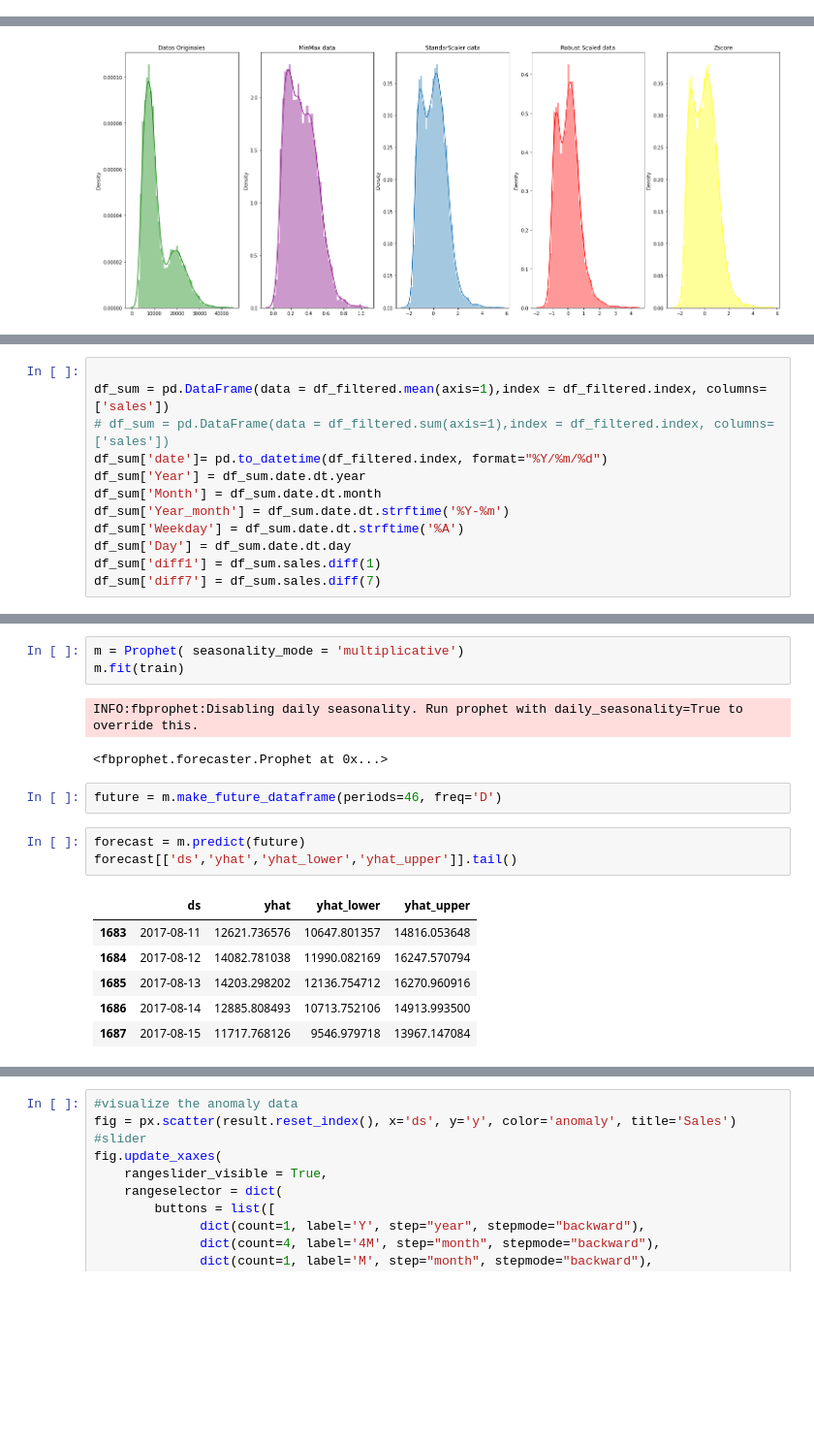
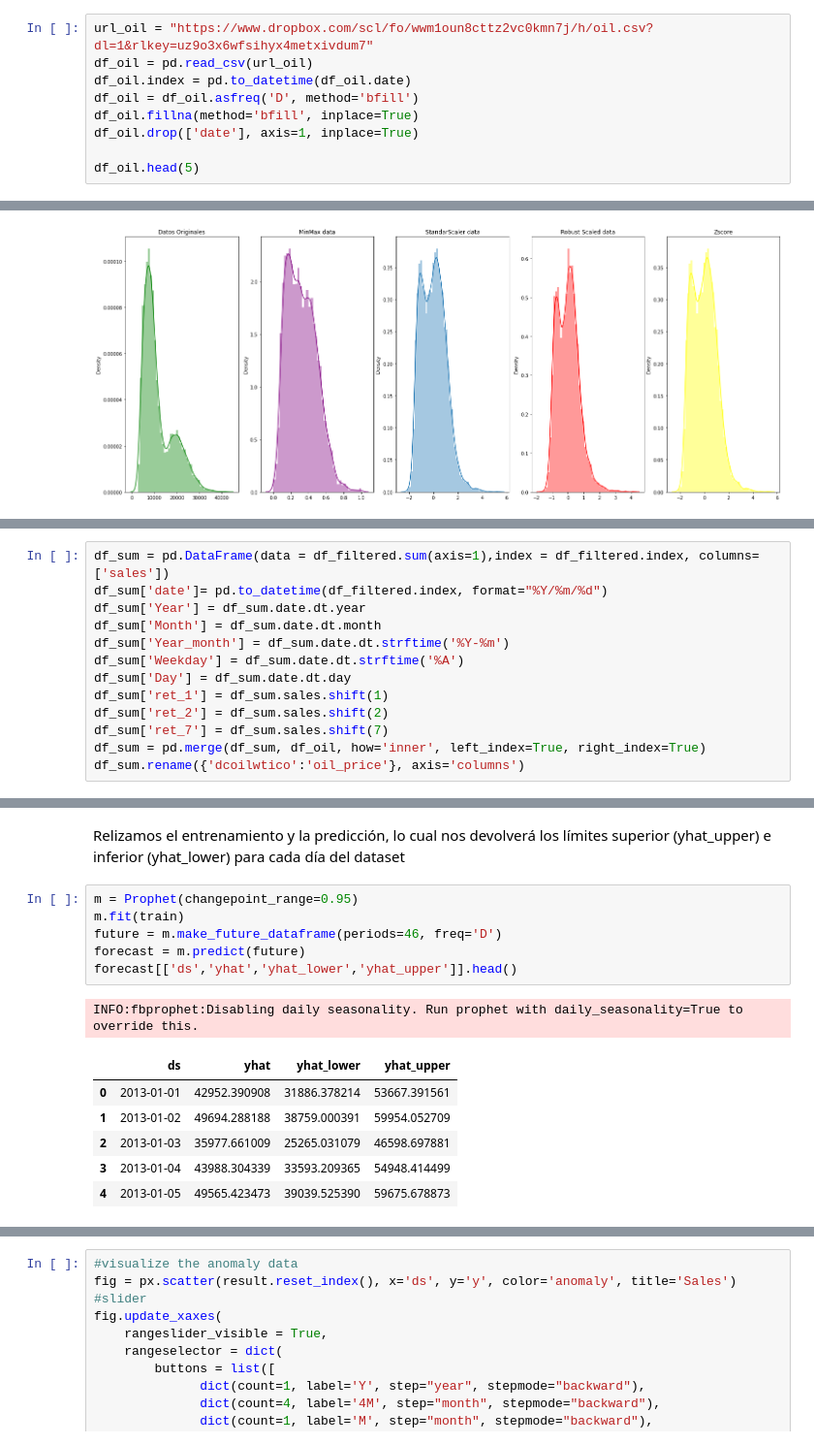
Before and after one commit to CHRISTIANDAGATTI/Mentoria_Series_Temporales, a Jupyter notebook: TP2_analisis_y_curacion.ipynb, the cells around one changed output, grey strips where cells are left out. Shown at 97% size. Cells and saved outputs as stored; diff of their text form; blank space fills up the shorter version.

```diff
--- a/TP2_analisis_y_curacion.ipynb
+++ b/TP2_analisis_y_curacion.ipynb
@@ -71,3 +71,12 @@ df
 | 2017-08-14 | 10433.314000 | 12211.461020 | 32843.704026 | 10911.890000 | 9011.574900 | 14206.605030 | 19957.600000 | 19140.13700 | 15978.709000 | 6236.74100 | ... | ... |
 | 2017-08-15 | 9823.551018 | 11196.260002 | 30185.602000 | 9709.086000 | 8703.693000 | 13849.208995 | 18744.295980 | 17723.87600 | 18636.477000 | 6806.59200 | ... | ... |
 1684 rows × 54 columns
+# %%
+url_oil = "https://www.dropbox.com/scl/fo/wwm1oun8cttz2vc0kmn7j/h/oil.csv?dl=1&rlkey=uz9o3x6wfsihyx4metxivdum7"
+df_oil = pd.read_csv(url_oil)
+df_oil.index = pd.to_datetime(df_oil.date)
+df_oil = df_oil.asfreq('D', method='bfill')
+df_oil.fillna(method='bfill', inplace=True)
+df_oil.drop(['date'], axis=1, inplace=True)
+
+df_oil.head(5)
@@ -592,12 +590,13 @@ Las variables diff1 y diff7 nos sirven para eliminar el efecto de la tendencia y
 # %%
-
-df_sum = pd.DataFrame(data = df_filtered.mean(axis=1),index = df_filtered.index, columns=['sales'])
-# df_sum = pd.DataFrame(data = df_filtered.sum(axis=1),index = df_filtered.index, columns=['sales'])
+df_sum = pd.DataFrame(data = df_filtered.sum(axis=1),index = df_filtered.index, columns=['sales'])
 df_sum['date']= pd.to_datetime(df_filtered.index, format="%Y/%m/%d")
 df_sum['Year'] = df_sum.date.dt.year
 df_sum['Month'] = df_sum.date.dt.month
 df_sum['Year_month'] = df_sum.date.dt.strftime('%Y-%m')
 df_sum['Weekday'] = df_sum.date.dt.strftime('%A')
 df_sum['Day'] = df_sum.date.dt.day
-df_sum['diff1'] = df_sum.sales.diff(1)
-df_sum['diff7'] = df_sum.sales.diff(7)
+df_sum['ret_1'] = df_sum.sales.shift(1)
+df_sum['ret_2'] = df_sum.sales.shift(2)
+df_sum['ret_7'] = df_sum.sales.shift(7)
+df_sum = pd.merge(df_sum, df_oil, how='inner', left_index=True, right_index=True)
+df_sum.rename({'dcoilwtico':'oil_price'}, axis='columns')
@@ -647,19 +670,17 @@ anom_df
 1688 rows × 2 columns
-# %%
-m = Prophet( seasonality_mode = 'multiplicative')
-m.fit(train)
-# %% [output]
-INFO:fbprophet:Disabling daily seasonality. Run prophet with daily_seasonality=True to override this.
-<fbprophet.forecaster.Prophet at 0x...>
-# %%
-future = m.make_future_dataframe(periods=46, freq='D')
+# %% [markdown]
+Relizamos el entrenamiento y la predicción, lo cual nos devolverá los límites superior (yhat_upper) e inferior (yhat_lower) para cada día del dataset
 # %%
+m = Prophet(changepoint_range=0.95)
+m.fit(train)
+future = m.make_future_dataframe(periods=46, freq='D')
 forecast = m.predict(future)
-forecast[['ds','yhat','yhat_lower','yhat_upper']].tail()
+forecast[['ds','yhat','yhat_lower','yhat_upper']].head()
 # %% [output]
+INFO:fbprophet:Disabling daily seasonality. Run prophet with daily_seasonality=True to override this.
 |  | ds | yhat | yhat_lower | yhat_upper |
-| 1683 | 2017-08-11 | 12621.736576 | 10647.801357 | 14816.053648 |
-| 1684 | 2017-08-12 | 14082.781038 | 11990.082169 | 16247.570794 |
-| 1685 | 2017-08-13 | 14203.298202 | 12136.754712 | 16270.960916 |
-| 1686 | 2017-08-14 | 12885.808493 | 10713.752106 | 14913.993500 |
-| 1687 | 2017-08-15 | 11717.768126 | 9546.979718 | 13967.147084 |
+| 0 | 2013-01-01 | 42952.390908 | 31886.378214 | 53667.391561 |
+| 1 | 2013-01-02 | 49694.288188 | 38759.000391 | 59954.052709 |
+| 2 | 2013-01-03 | 35977.661009 | 25265.031079 | 46598.697881 |
+| 3 | 2013-01-04 | 43988.304339 | 33593.209365 | 54948.414499 |
+| 4 | 2013-01-05 | 49565.423473 | 39039.525390 | 59675.678873 |
```
Also changed, not shown: parts of 31 cells of this notebook.
